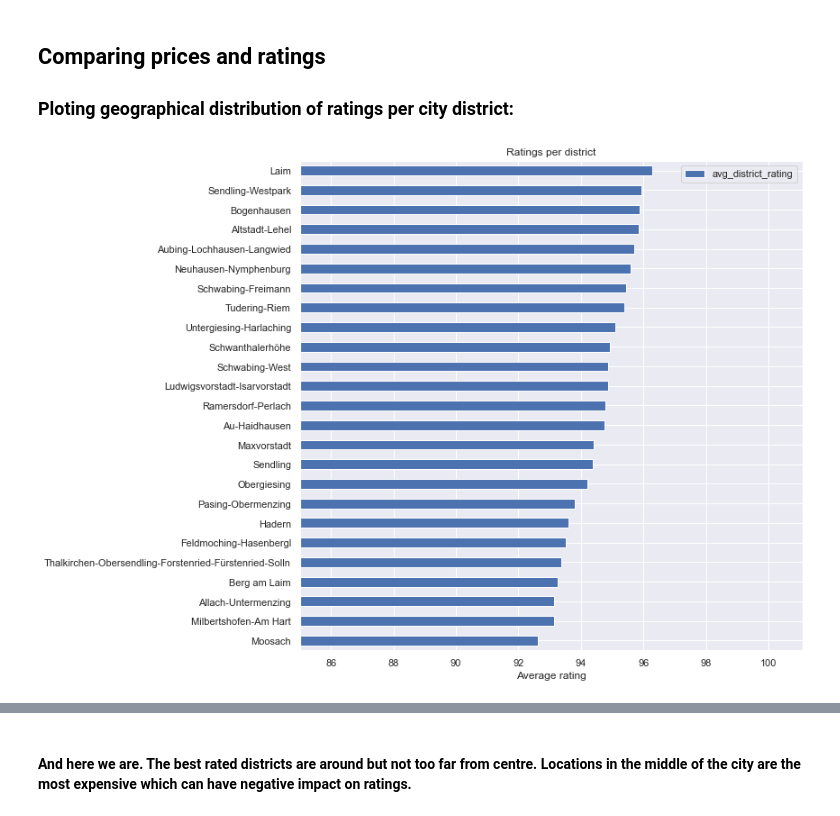
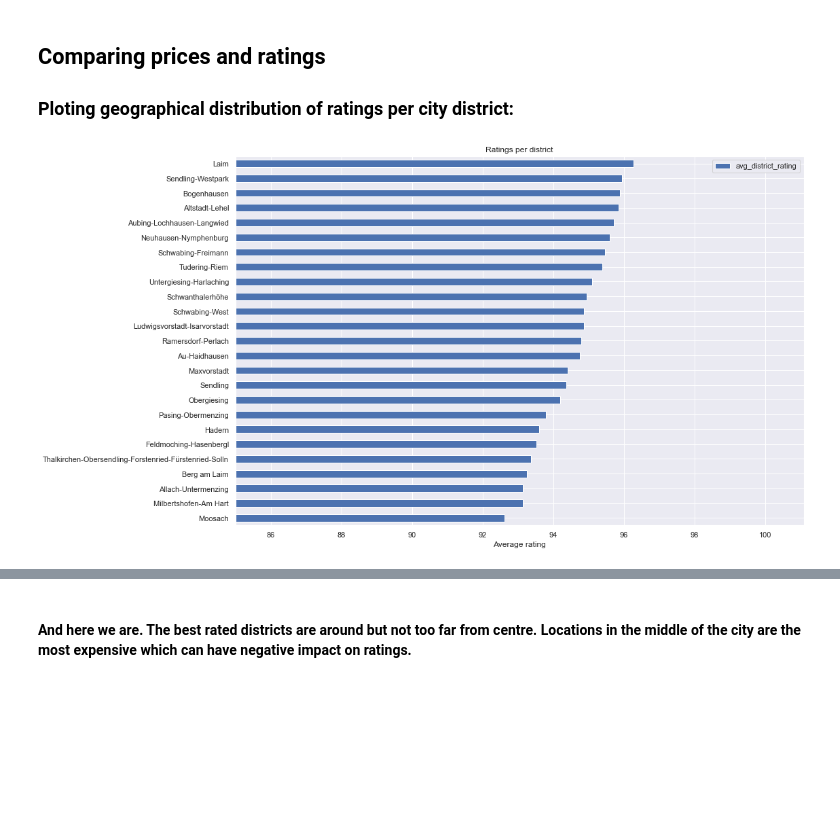
Before and after one commit to rmnng/dsblogpost, a Jupyter notebook: 3. Where to find the best place.ipynb, the cells around one changed output, grey strips where cells are left out. Drawn from its saved outputs; the diff is of its cells as text; code cells hidden in the pictures; blank space fills up the shorter version.

```diff
--- a/3. Where to find the best place.ipynb
+++ b/3. Where to find the best place.ipynb
@@ -197,0 +194,10 @@ df_list.plot(kind='scatter', x='longitude', y='latitude', alpha=1, c='avg_distri
+# %%
+cm = plt.get_cmap('bone_r')
+plt.rcParams["figure.figsize"] = [15, 10]
+plt.scatter(x=df_list.longitude, y=df_list.latitude, s=10, c=df_list.avg_district_price, cmap=cm)
+cb=plt.colorbar()
+cb.set_label('Average price per district')
+plt.xlabel('Latitude')
+plt.ylabel('Longitude')
+plt.grid()
+plt.show()
@@ -204,11 +212,11 @@ df_list.plot(kind='scatter', x='longitude', y='latitude', alpha=1, c='avg_distri
 ## Comparing prices and ratings
 ### Ploting geographical distribution of ratings per city district:
 # %%
-avg_ratings.sort_values(by='avg_district_rating', ascending=True).plot.barh(x='district', y='avg_district_rating', figsize=(10,10));
+avg_ratings.sort_values(by='avg_district_rating', ascending=True).plot.barh(x='district', y='avg_district_rating', figsize=(15,10));
 ax = plt.gca()
 ax.set_title('Ratings per district');
 ax.set_ylabel('')
 ax.set_xlabel('Average rating');
 ax.set_xlim(left=85);
 # %% [output]
-[figure, old version]
+[figure, new version]
```
Also changed, not shown: parts of 12 cells of this notebook, 1 other file.
